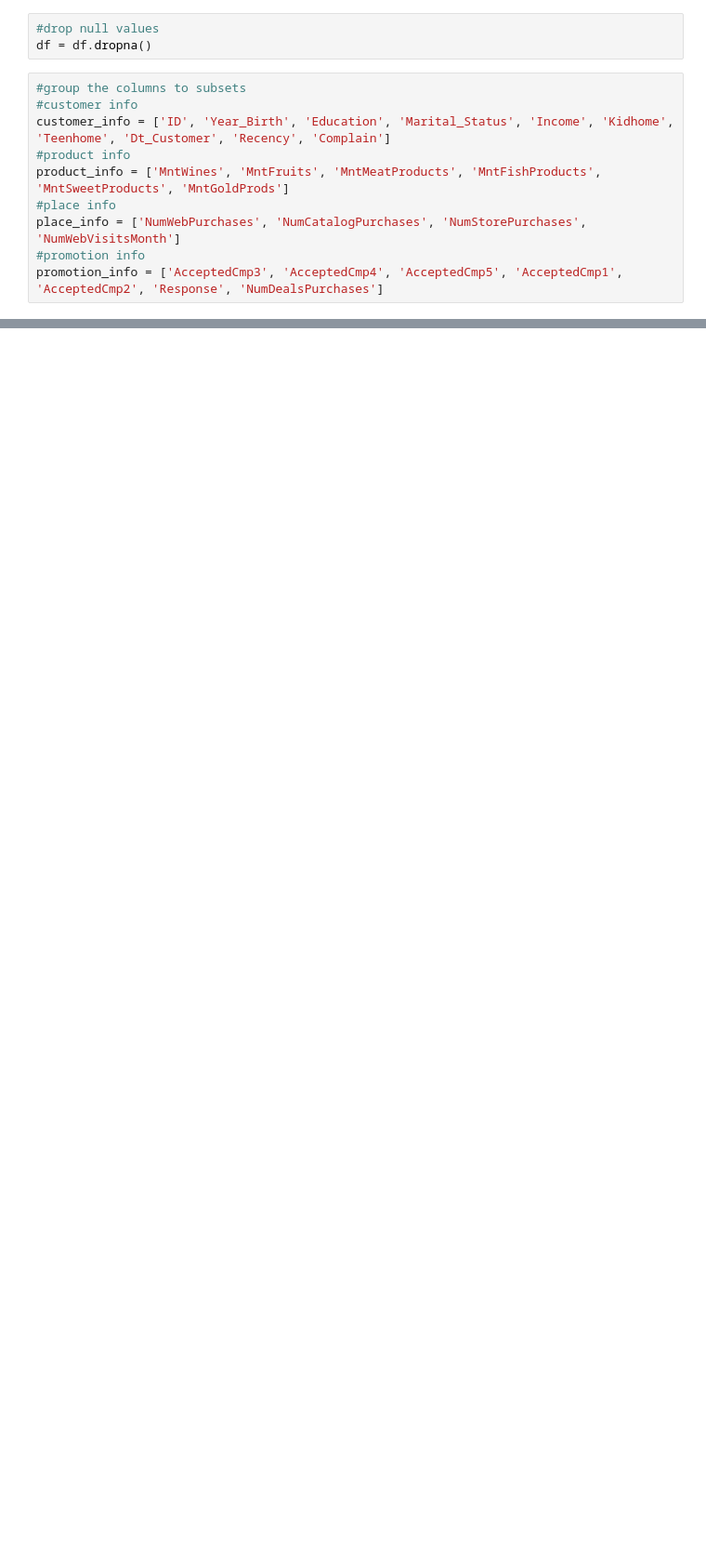
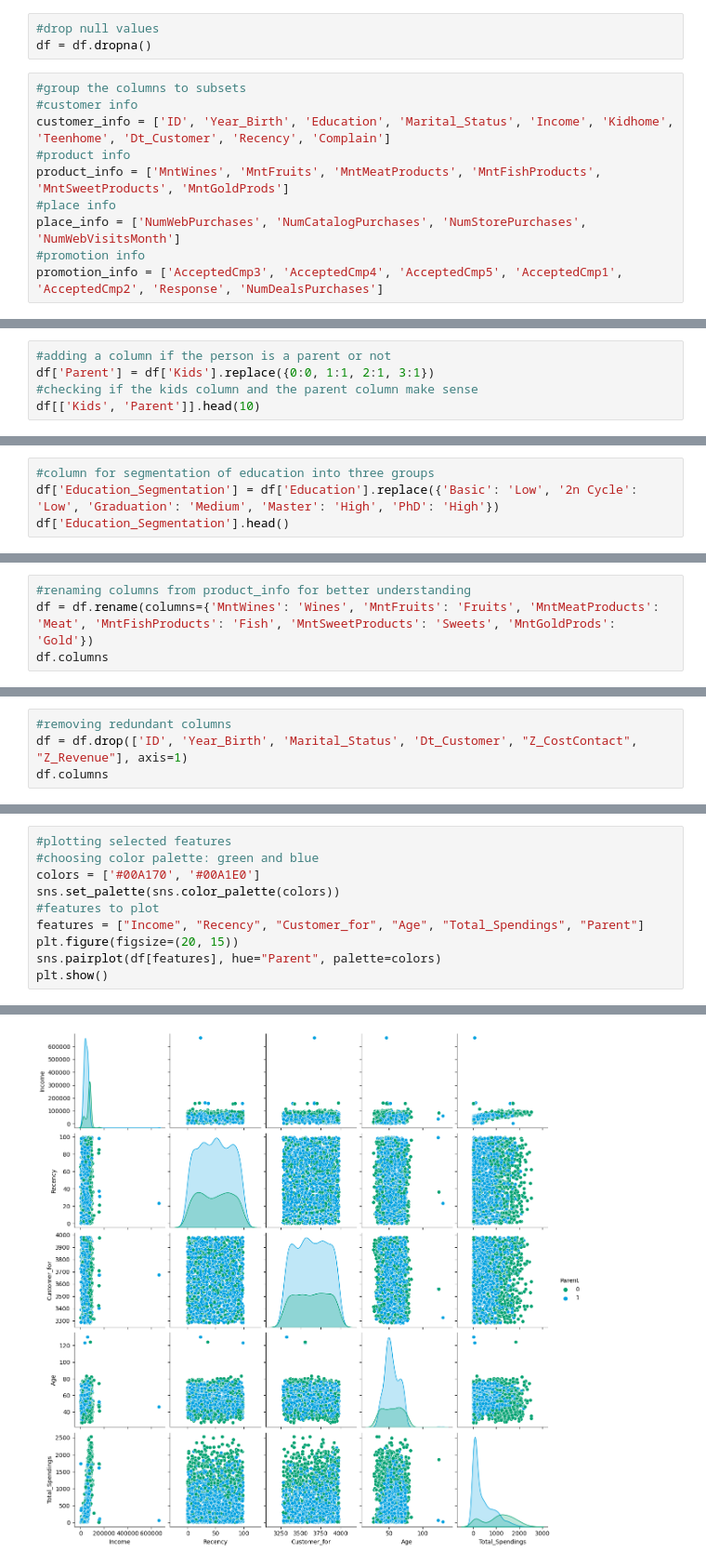
Before and after one commit to mynamescheff/customer_pref, a Jupyter notebook: personality_eda.ipynb, the cells around one changed output, grey strips where cells are left out. Shown at 93% size. Cells and saved outputs as stored; diff of their text form; blank space fills up the shorter version.

Commit message:
done some more visualisation

```diff
--- a/personality_eda.ipynb
+++ b/personality_eda.ipynb
@@ -90,0 +148,5 @@ promotion_info = ['AcceptedCmp3', 'AcceptedCmp4', 'AcceptedCmp5', 'AcceptedCmp1'
+# %%
+#adding a column if the person is a parent or not
+df['Parent'] = df['Kids'].replace({0:0, 1:1, 2:1, 3:1})
+#checking if the kids column and the parent column make sense
+df[['Kids', 'Parent']].head(10)
@@ -90,0 +165,4 @@ promotion_info = ['AcceptedCmp3', 'AcceptedCmp4', 'AcceptedCmp5', 'AcceptedCmp1'
+# %%
+#column for segmentation of education into three groups
+df['Education_Segmentation'] = df['Education'].replace({'Basic': 'Low', '2n Cycle': 'Low', 'Graduation': 'Medium', 'Master': 'High', 'PhD': 'High'})
+df['Education_Segmentation'].head()
@@ -90,0 +176,4 @@ promotion_info = ['AcceptedCmp3', 'AcceptedCmp4', 'AcceptedCmp5', 'AcceptedCmp1'
+# %%
+#renaming columns from product_info for better understanding
+df = df.rename(columns={'MntWines': 'Wines', 'MntFruits': 'Fruits', 'MntMeatProducts': 'Meat', 'MntFishProducts': 'Fish', 'MntSweetProducts': 'Sweets', 'MntGoldProds': 'Gold'})
+df.columns
@@ -90,0 +190,4 @@ promotion_info = ['AcceptedCmp3', 'AcceptedCmp4', 'AcceptedCmp5', 'AcceptedCmp1'
+# %%
+#removing redundant columns
+df = df.drop(['ID', 'Year_Birth', 'Marital_Status', 'Dt_Customer', "Z_CostContact", "Z_Revenue"], axis=1)
+df.columns
@@ -90,0 +236,11 @@ promotion_info = ['AcceptedCmp3', 'AcceptedCmp4', 'AcceptedCmp5', 'AcceptedCmp1'
+# %%
+#plotting selected features
+#choosing color palette: green and blue
+colors = ['#00A170', '#00A1E0']
+sns.set_palette(sns.color_palette(colors))
+#features to plot
+features = ["Income", "Recency", "Customer_for", "Age", "Total_Spendings", "Parent"]
+plt.figure(figsize=(20, 15))
+sns.pairplot(df[features], hue="Parent", palette=colors)
+plt.show()
+# %% [output]
@@ -90,0 +248 @@ promotion_info = ['AcceptedCmp3', 'AcceptedCmp4', 'AcceptedCmp5', 'AcceptedCmp1'
+[figure, added]
```
Also changed, not shown: parts of 37 cells of this notebook.
